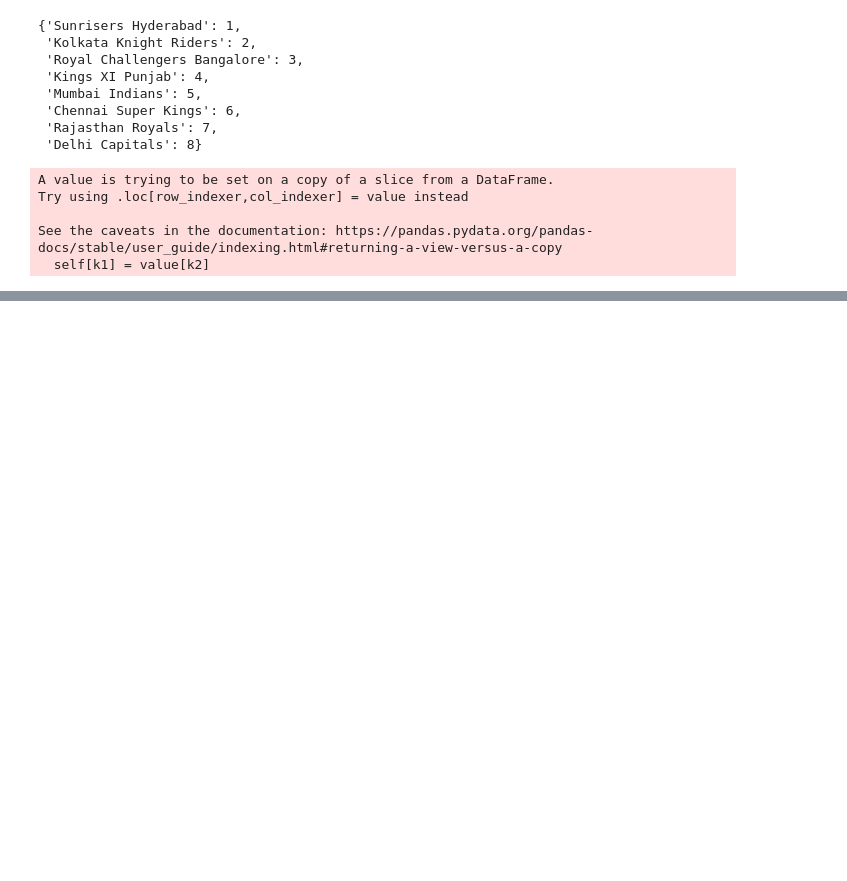
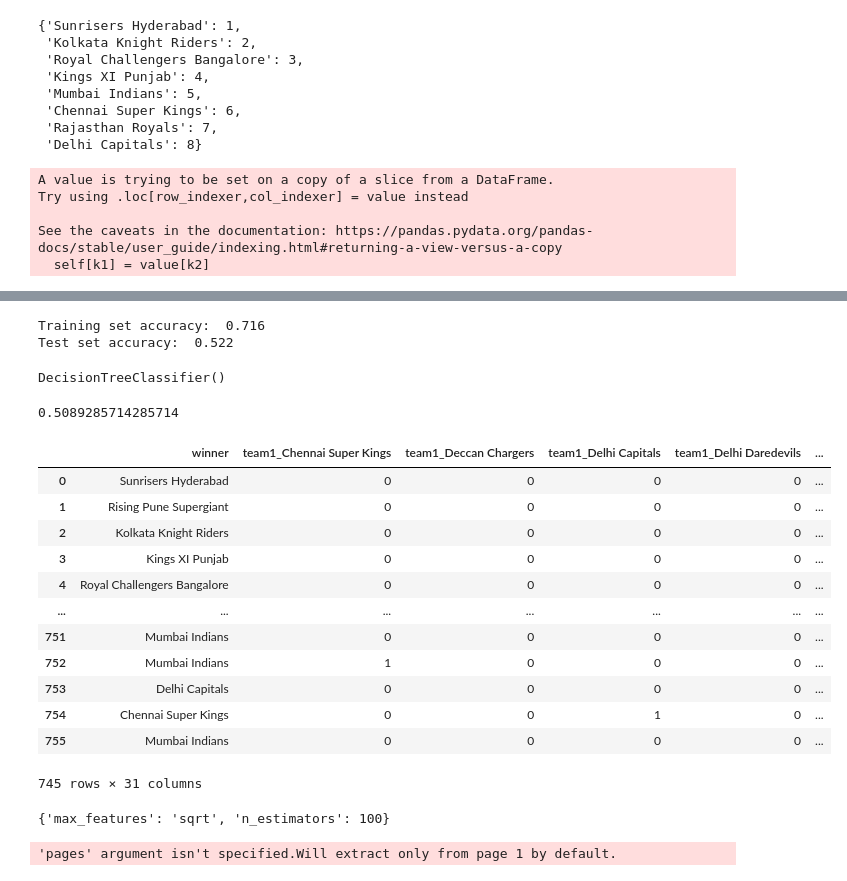
Before and after one commit to thinking-tomorrow/Data-Science-Projects, a Jupyter notebook: cricket-prediction/match_winner.ipynb, the cells around one changed output, grey strips where cells are left out. Drawn from its saved outputs; the diff is of its cells as text; code cells hidden in the pictures; blank space fills up the shorter version.

```diff
--- a/cricket-prediction/match_winner.ipynb
+++ b/cricket-prediction/match_winner.ipynb
@@ -156,0 +498,6 @@ dt.score(X_test, y_test)
+# %%
+df.drop(['id','season','toss_winner','toss_decision','result','dl_applied','player_of_match','umpire1','umpire2','umpire3'],axis=1,inplace=True)
+# %%
+df.dropna(inplace=True)
+# %%
+df.drop(['city','date','win_by_runs','win_by_wickets','venue'],axis=1,inplace=True)
@@ -156,0 +511,7 @@ dt.score(X_test, y_test)
+# %%
+final = pd.get_dummies(df, prefix=['team1', 'team2'], columns=['team1', 'team2'])
+
+X = final.drop(['winner'], axis=1)
+y = final["winner"]
+
+X_train, X_test, y_train, y_test = train_test_split(X, y, test_size=0.30, random_state=42)
@@ -156,0 +534,11 @@ dt.score(X_test, y_test)
+# %%
+from sklearn.ensemble import RandomForestClassifier
+rf = RandomForestClassifier(n_estimators=100, max_features='sqrt', max_depth=20,random_state=0)
+rf.fit(X_train, y_train)
+score = rf.score(X_train, y_train)
+score2 = rf.score(X_test, y_test)
+print("Training set accuracy: ", '%.3f'%(score))
+print("Test set accuracy: ", '%.3f'%(score2))
+# %% [output]
+Training set accuracy:  0.716
+Test set accuracy:  0.522
@@ -156,0 +547,24 @@ dt.score(X_test, y_test)
+# %%
+dt.fit(X_train,y_train)
+# %% [output]
+DecisionTreeClassifier()
+# %%
+dt.score(X_test,y_test)
+# %% [output]
+0.5089285714285714
+# %%
+final
+# %% [output]
+|  | winner | team1_Chennai Super Kings | team1_Deccan Chargers | team1_Delhi Capitals | team1_Delhi Daredevils | ... |
+| 0 | Sunrisers Hyderabad | 0 | 0 | 0 | 0 | ... |
+| 1 | Rising Pune Supergiant | 0 | 0 | 0 | 0 | ... |
+| 2 | Kolkata Knight Riders | 0 | 0 | 0 | 0 | ... |
+| 3 | Kings XI Punjab | 0 | 0 | 0 | 0 | ... |
+| 4 | Royal Challengers Bangalore | 0 | 0 | 0 | 0 | ... |
+| ... | ... | ... | ... | ... | ... | ... |
+| 751 | Mumbai Indians | 0 | 0 | 0 | 0 | ... |
+| 752 | Mumbai Indians | 1 | 0 | 0 | 0 | ... |
+| 753 | Delhi Capitals | 0 | 0 | 0 | 0 | ... |
+| 754 | Chennai Super Kings | 0 | 0 | 1 | 0 | ... |
+| 755 | Mumbai Indians | 0 | 0 | 0 | 0 | ... |
+745 rows × 31 columns
@@ -156,0 +573,20 @@ dt.score(X_test, y_test)
+# %%
+rfc = RandomForestClassifier(n_jobs=-1,max_features= 'sqrt' ,n_estimators=100, oob_score = True)
+
+param_grid = {
+    'n_estimators': [1, 100],
+    'max_features': ['auto', 'sqrt', 'log2']
+}
+
+CV_rfc = GridSearchCV(estimator=rfc, param_grid=param_grid, cv= 5)
+CV_rfc.fit(X_train, y_train)
+print(CV_rfc.best_params_)
+# %% [output]
+{'max_features': 'sqrt', 'n_estimators': 100}
+# %%
+import tabula
+
+# Read PDF into list of DataFrame
+df = tabula.read_pdf("schedule.pdf")
+# %% [output]
+'pages' argument isn't specified.Will extract only from page 1 by default.
```
Also changed, not shown: parts of 80 cells of this notebook, 3 other files.
